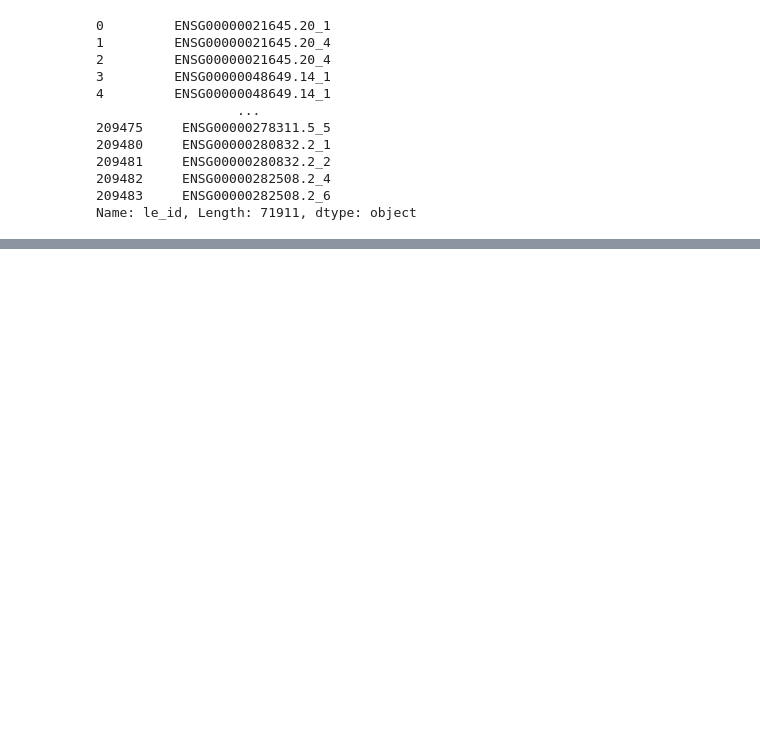
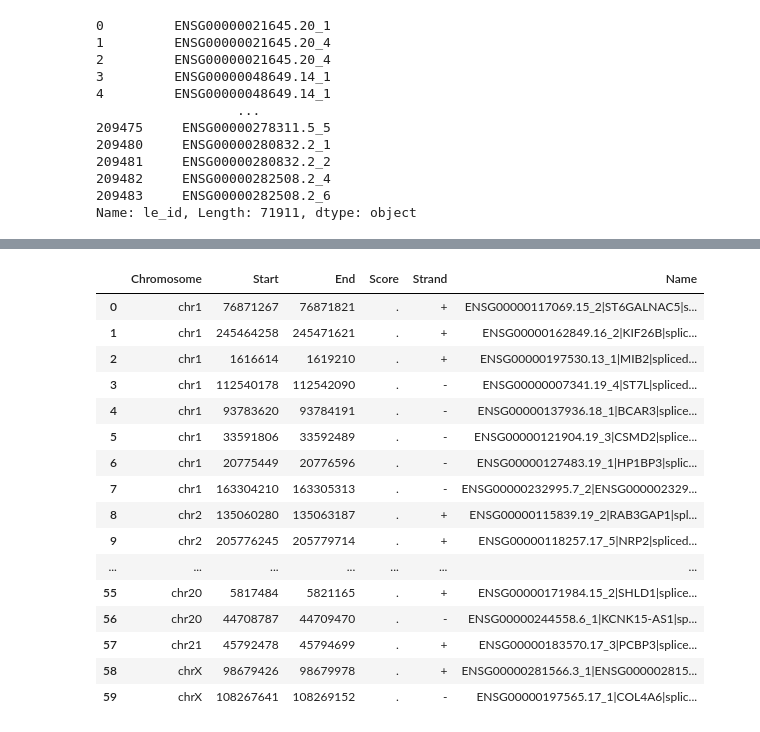
Before and after one commit to frattalab/tdp43-apa, a Jupyter notebook: motifs/notebooks/define_iclip_regions_ale.ipynb, the cells around one changed output, grey strips where cells are left out. Saved outputs shown, nothing was run; the diff lists cells and outputs as text; code cells hidden in the pictures; blank space fills up the shorter version.

```diff
--- a/motifs/notebooks/define_iclip_regions_ale.ipynb
+++ b/motifs/notebooks/define_iclip_regions_ale.ipynb
@@ -77,0 +286,4 @@ print({dec: len(ids) for dec, ids in rep_choices_spliced.items()})
+# %%
+# assign cryptic status for annotatesd bleedthrough last exons
+ref_le_bleed = ref_le_bleed.assign("cryptic_status", lambda df: _define_cryptic_status(df, cryp_le_ids, ns_le_ids, id_col="le_id"))
+ref_le_bleed.cryptic_status.value_counts()
@@ -77,0 +367,42 @@ print({dec: len(ids) for dec, ids in rep_choices_spliced.items()})
+# %%
+# combined output BEDs
+spliced_out_bed = pr.concat([novel_le_rep_spliced[["Score", "Name"]].drop_duplicate_positions(),
+                             ref_le_spliced[["Score", "Name"]].drop_duplicate_positions()])
+
+bleed_out_bed = pr.concat([novel_le_rep_bleed_quant[["Score", "Name"]].drop_duplicate_positions(),
+                             ref_le_bleed[["Score", "Name"]].drop_duplicate_positions()])
+
+spliced_out_bed.subset(lambda df: df.Name.str.contains("cryptic$"))
+
+# novel_le_rep_bleed_quant[["Score", "Name"]].drop_duplicate_positions()
+# novel_le_rep_spliced[["Score", "Name"]].drop_duplicate_positions()
+
+
+# generate output bed file of proximal and distal PAS
+# utr3_out_bed = pr.concat([sel_le_d3utr_prox[["Score", "Name"]],
+#                           sel_novel_le_d3utr[["Score", "Name"]]]
+#                           )
+
+# print(len(utr3_out_bed))
+# # drop duplicate entries
+# utr3_out_bed = utr3_out_bed.apply(lambda df: df.drop_duplicates()).sort()
+
+# utr3_out_bed
+# %% [output]
+|  | Chromosome | Start | End | Score | Strand | Name |
+| 0 | chr1 | 76871267 | 76871821 | . | + | ENSG00000117069.15_2|ST6GALNAC5|s... |
+| 1 | chr1 | 245464258 | 245471621 | . | + | ENSG00000162849.16_2|KIF26B|splic... |
+| 2 | chr1 | 1616614 | 1619210 | . | + | ENSG00000197530.13_1|MIB2|spliced... |
+| 3 | chr1 | 112540178 | 112542090 | . | - | ENSG00000007341.19_4|ST7L|spliced... |
+| 4 | chr1 | 93783620 | 93784191 | . | - | ENSG00000137936.18_1|BCAR3|splice... |
+| 5 | chr1 | 33591806 | 33592489 | . | - | ENSG00000121904.19_3|CSMD2|splice... |
+| 6 | chr1 | 20775449 | 20776596 | . | - | ENSG00000127483.19_1|HP1BP3|splic... |
+| 7 | chr1 | 163304210 | 163305313 | . | - | ENSG00000232995.7_2|ENSG000002329... |
+| 8 | chr2 | 135060280 | 135063187 | . | + | ENSG00000115839.19_2|RAB3GAP1|spl... |
+| 9 | chr2 | 205776245 | 205779714 | . | + | ENSG00000118257.17_5|NRP2|spliced... |
+| ... | ... | ... | ... | ... | ... | ... |
+| 55 | chr20 | 5817484 | 5821165 | . | + | ENSG00000171984.15_2|SHLD1|splice... |
+| 56 | chr20 | 44708787 | 44709470 | . | - | ENSG00000244558.6_1|KCNK15-AS1|sp... |
+| 57 | chr21 | 45792478 | 45794699 | . | + | ENSG00000183570.17_3|PCBP3|splice... |
+| 58 | chrX | 98679426 | 98679978 | . | + | ENSG00000281566.3_1|ENSG000002815... |
+| 59 | chrX | 108267641 | 108269152 | . | - | ENSG00000197565.17_1|COL4A6|splic... |
```
Also changed, not shown: parts of 21 cells of this notebook, 1 other file.
